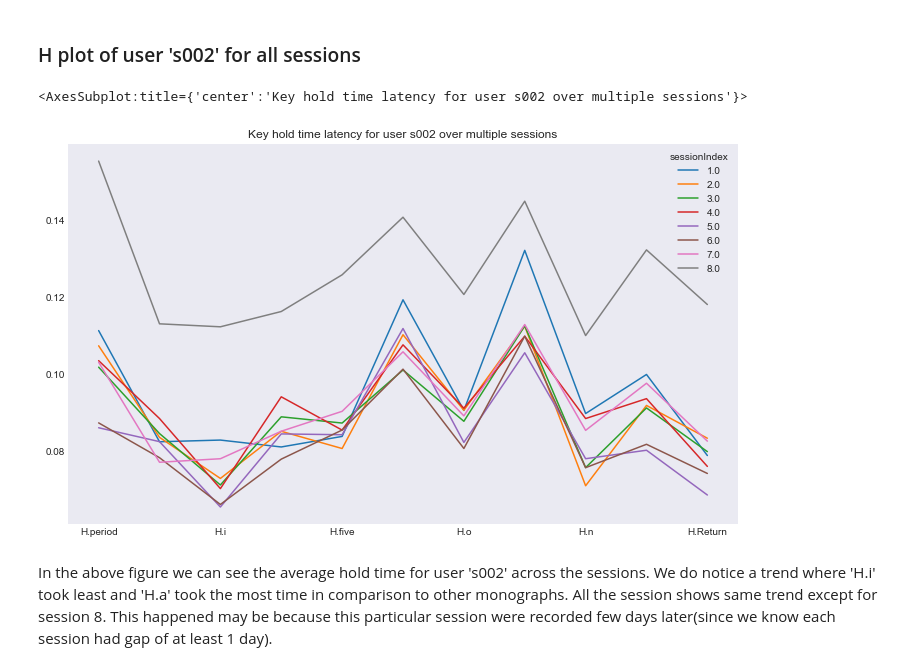
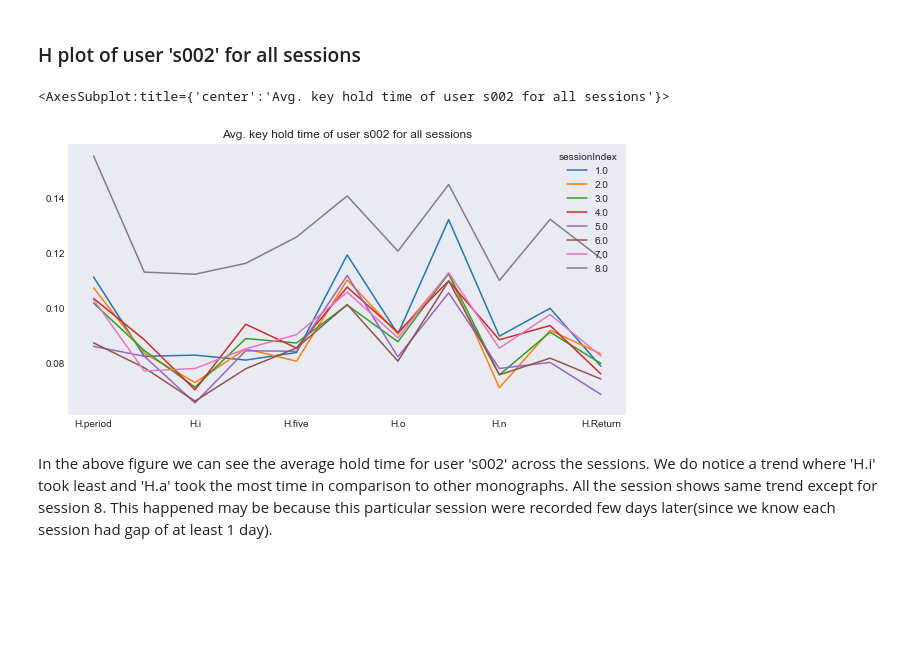
Before and after one commit to pritom007/keystroke, a Jupyter notebook: keystroke.ipynb, the cells around one changed output. Saved outputs shown, nothing was run; the diff lists cells and outputs as text; code cells hidden in the pictures; blank space fills up the shorter version.

```diff
--- a/keystroke.ipynb
+++ b/keystroke.ipynb
@@ -183,13 +181,13 @@ kh_latency_002.plot(x='rep', y=['H.period', 'H.t', 'H.i', 'H.e', 'H.five', 'H.Sh
 # %%
 key_hold_latency_002 = data_visualization[h_cols]
 key_hold_latency_002=key_hold_latency_002.drop(columns=['rep'], axis=1)
 khls_002 = key_hold_latency_002['subject']
 key_hold_latency_002 = key_hold_latency_002.where((khls_002 =='s002'))
 key_hold_latency_002 = key_hold_latency_002.groupby('sessionIndex').agg('mean')
-key_hold_latency_002.T.plot(figsize=(12,7), title="Key hold time latency for user s002 over multiple sessions")
+key_hold_latency_002.T.plot(figsize=(10,5), title ="Avg. key hold time of user s002 for all sessions")
 # %% [output]
-<AxesSubplot:title={'center':'Key hold time latency for user s002 over multiple sessions'}>
+<AxesSubplot:title={'center':'Avg. key hold time of user s002 for all sessions'}>
-[figure, old version]
+[figure, new version]
 # %% [markdown]
 In the above figure we can see the average hold time for user 's002' across the sessions. We do notice a trend where 'H.i' took least and 'H.a' took the most time in comparison to other monographs. All the session shows same trend except for session 8. This happened may be because this particular session were recorded few days later(since we know each session had gap of at least 1 day).
 # %% [markdown]
```
Also changed, not shown: parts of 7 cells of this notebook.
